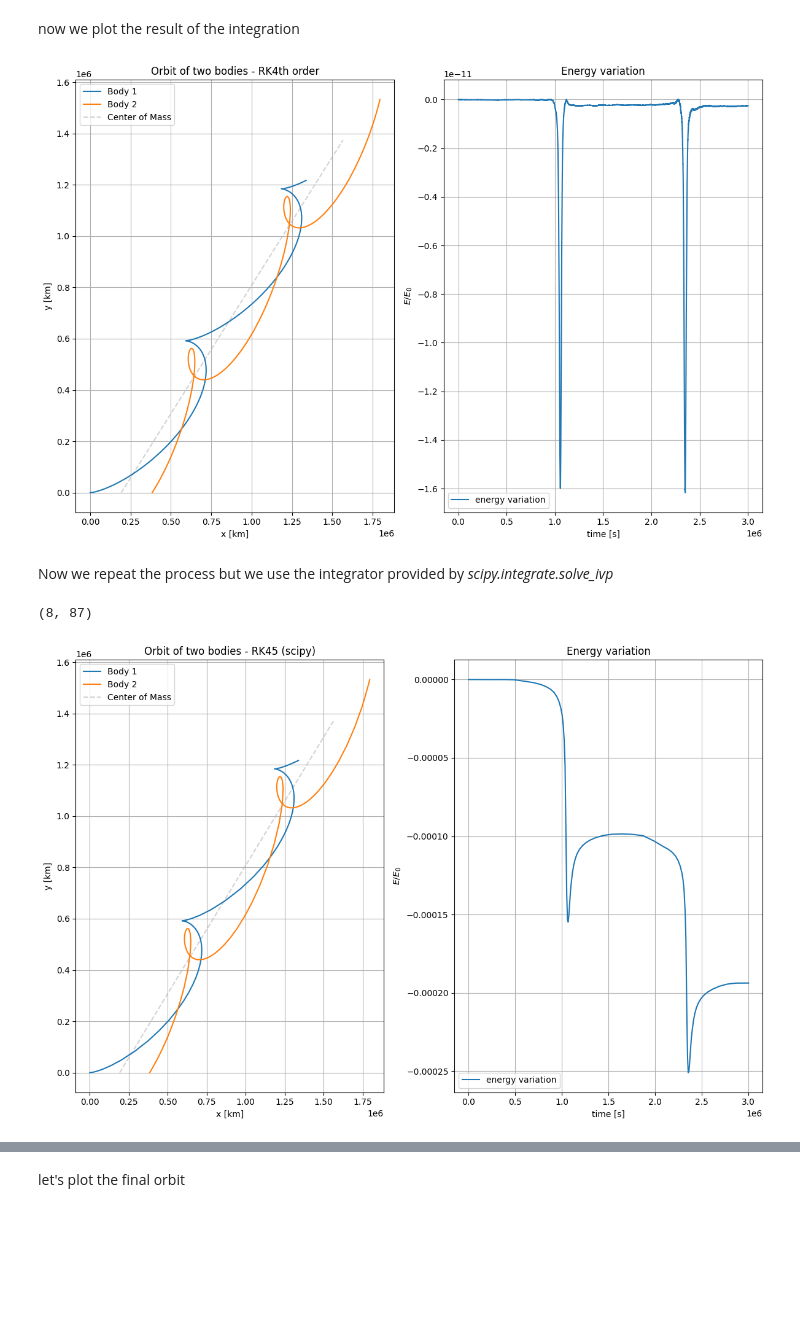
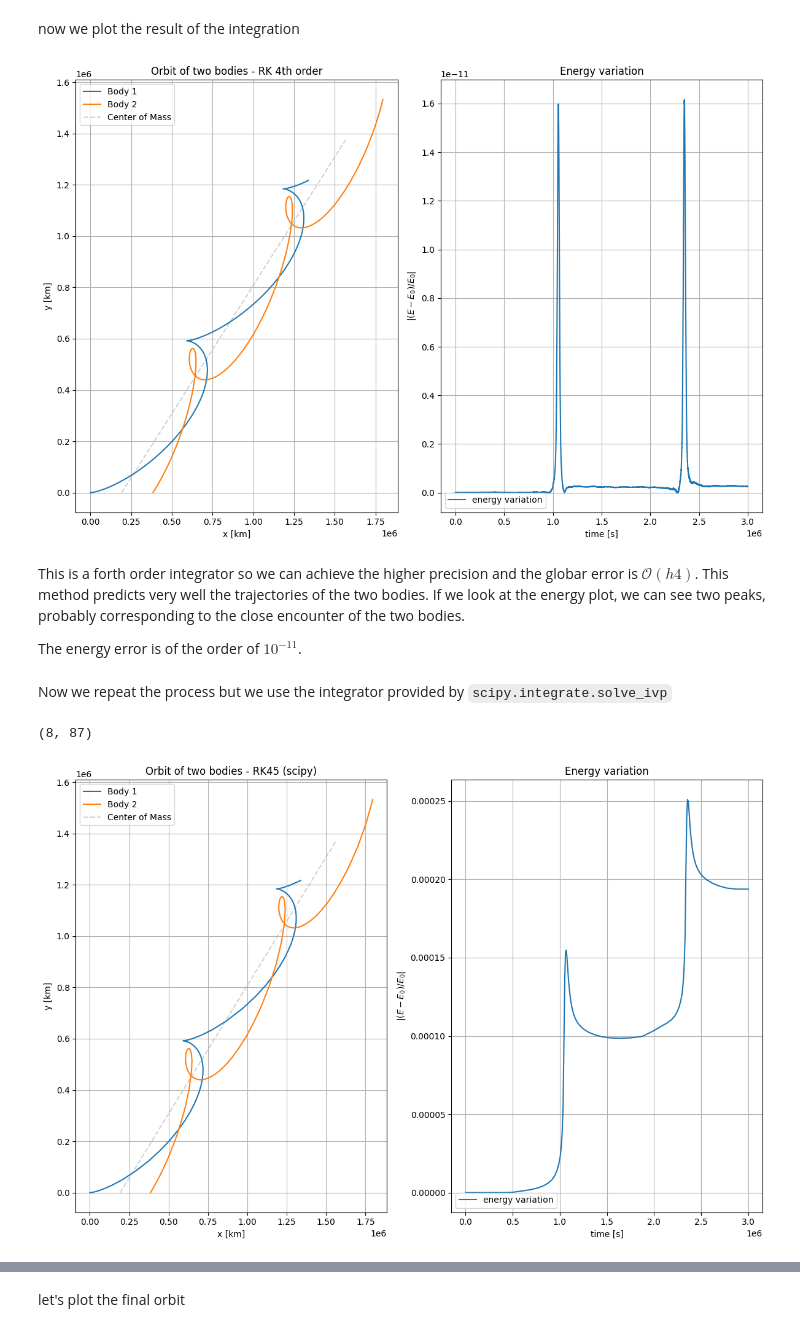
Before and after one commit to marcoboscato/celestial_mechanics, a Jupyter notebook: Homeworks/HW2/HW2_boscatomarco.ipynb, the cells around one changed output, grey strips where cells are left out. Cells and saved outputs as stored; diff of their text form; code cells hidden in the pictures; blank space fills up the shorter version.

```diff
--- a/Homeworks/HW2/HW2_boscatomarco.ipynb
+++ b/Homeworks/HW2/HW2_boscatomarco.ipynb
@@ -66,8 +65,7 @@ print(orbit1.shape)
 def Energy(x):
     r12 = x[:,2:4] - x[:,0:2]
     E = 0.5*np.sum(x[:,4:6]**2, axis=1) + 0.5*np.sum(x[:, 6:8]**2, axis=1) - GM/np.linalg.norm(r12, axis=1)
-    return np.abs(E - E[0])/E[0]
+    return np.abs((E - E[0])/E[0])
 
 # calculate the energy of the system
 energy1 = Energy(orbit1)
-print(energy1.shape)
@@ -83,23 +79,28 @@ plt.plot(orbit1[:,2], orbit1[:,3], label='Body 2')
 plt.plot(cm1[:,0], cm1[:,1], label='Center of Mass', linestyle='--', color='lightgrey', zorder=0)
 plt.xlabel('x [km]')
 plt.ylabel('y [km]')
-plt.title('Orbit of two bodies - RK4th order')
+plt.title('Orbit of two bodies - RK 4th order')
 plt.grid()
 plt.legend()
 
 plt.subplot(1,2,2)
 plt.plot(time1, energy1, label='energy variation')
 plt.xlabel('time [s]')
-plt.ylabel('$E/E_{0}$')
+plt.ylabel('$|(E - E_{0})/E_{0}|$')
 plt.title('Energy variation')
 plt.grid()
 plt.legend(loc='lower left')
 
 plt.tight_layout()
 # %% [output]
-[figure, old version]
+[figure, new version]
+# %% [markdown]
+This is a forth order integrator so we can achieve the higher precision and the globar error is $\mathcal{O}(h4)$. This method predicts very well the trajectories of the two bodies.
+If we look at the energy plot, we can see two peaks, probably corresponding to the close encounter of the two bodies.
+
+The energy error is of the order of $10^{-11}$.
 # %% [markdown]
-Now we repeat the process but we use the integrator provided by *scipy.integrate.solve_ivp*
+Now we repeat the process but we use the integrator provided by `scipy.integrate.solve_ivp`
 # %%
 # ORBIT WITH SCIPY
 sol = solve_ivp(fun=acceleration_two_body, t_span=[t0, tf], y0=particles, method='RK45',
@@ -112,33 +113,33 @@ cm2 = np.empty([sol.y.shape[1], 2], dtype=float)
 for i in range(sol.y.shape[1]):
     x_cm2 = 0.5*(sol.y[0,i] + sol.y[2,i])
     y_cm2 = 0.5*(sol.y[1,i] + sol.y[3,i])
     cm2[i] = [x_cm2, y_cm2]
 
 # calculate the energy of the system
 energy2 = Energy(sol.y.T)
 
 # plot the orbit
 plt.figure(figsize=(12,8))
 plt.subplot(1,2,1)
 plt.plot(sol.y[0], sol.y[1], label='Body 1')
 plt.plot(sol.y[2], sol.y[3], label='Body 2')
 plt.plot(cm2[:,0], cm2[:,1], label='Center of Mass', linestyle='--', color='lightgrey', zorder=0)
 plt.xlabel('x [km]')
 plt.ylabel('y [km]')
 plt.title('Orbit of two bodies - RK45 (scipy)')
 plt.grid()
 plt.legend()
 
 plt.subplot(1,2,2)
 plt.plot(time2, energy2, label='energy variation')
 plt.xlabel('time [s]')
-plt.ylabel('$E/E_{0}$')
+plt.ylabel('$|(E - E_{0})/E_{0}|$')
 plt.title('Energy variation')
 plt.grid()
 plt.legend(loc='lower left')
 
 plt.tight_layout()
 # %% [output]
 (8, 87)
-[figure, old version]
+[figure, new version]
 # %% [markdown]
```
Also changed, not shown: parts of 29 cells of this notebook, 2 other files.
